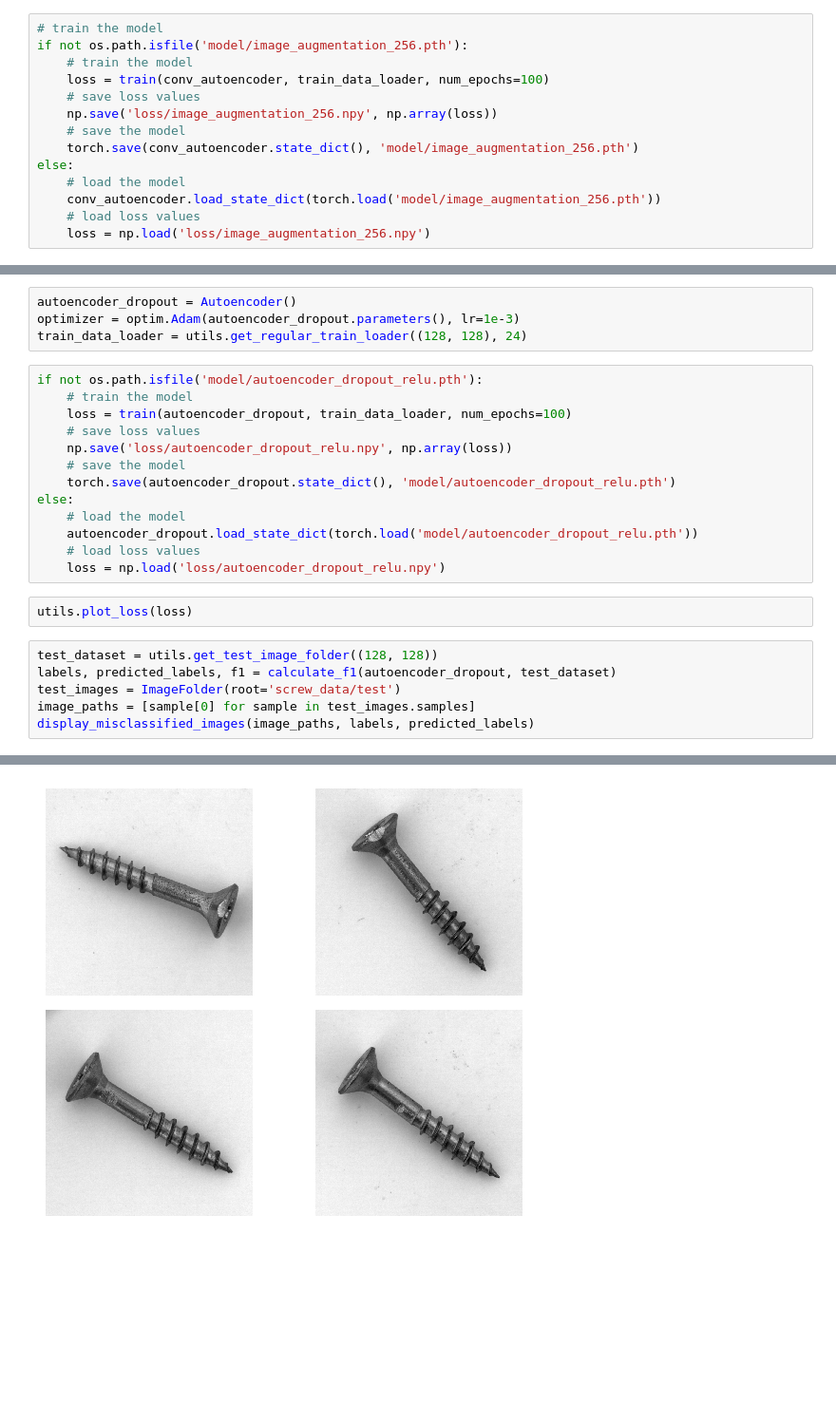
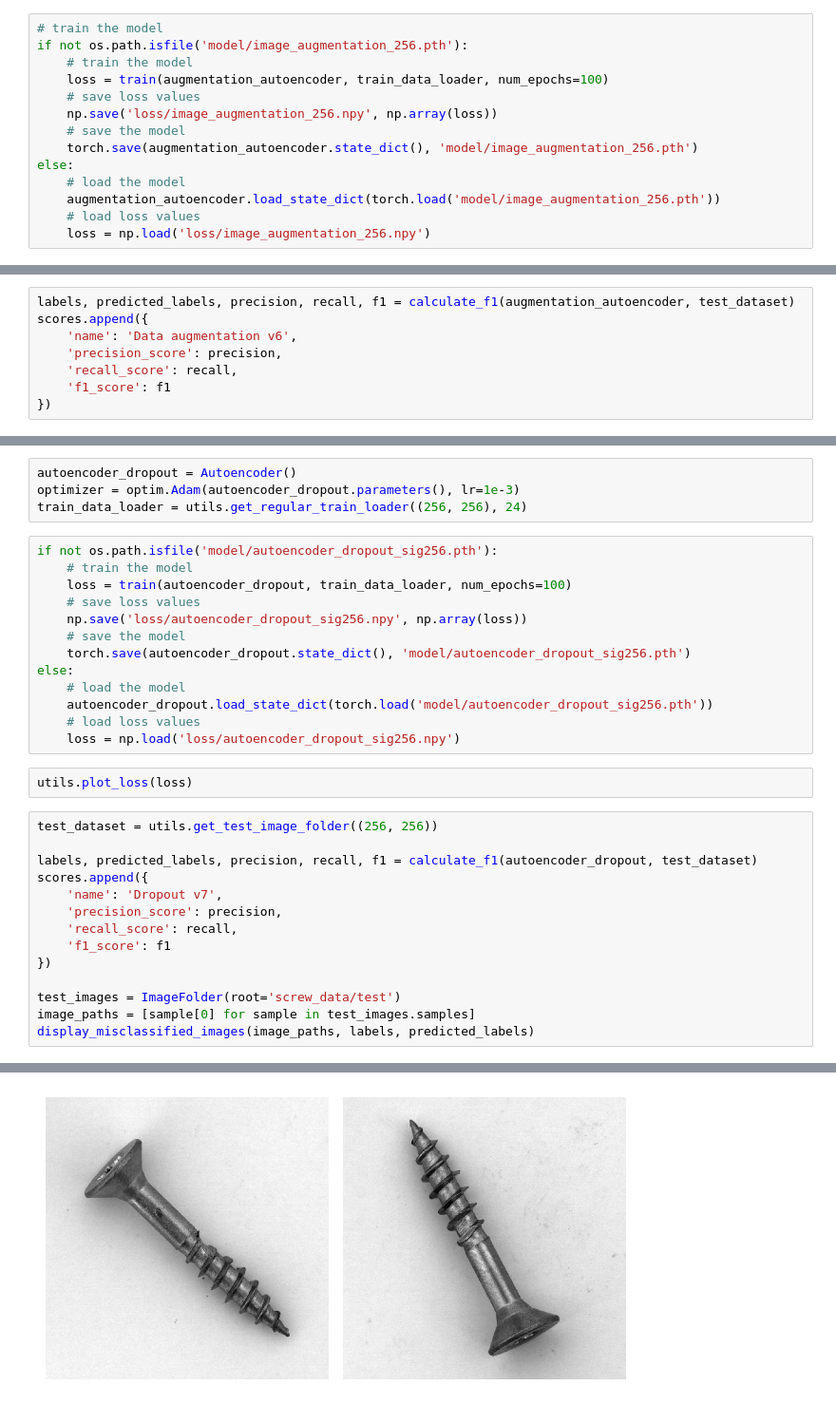
Before and after one commit to Aaron9812/Anomaly-detection-screws, a Jupyter notebook: submission2/submission2.ipynb, the cells around one changed output, grey strips where cells are left out. Shown at 95% size. Cells and saved outputs as stored; diff of their text form; blank space fills up the shorter version.

```diff
--- a/submission2/submission2.ipynb
+++ b/submission2/submission2.ipynb
@@ -696,14 +757,14 @@ optimizer = optim.Adam(conv_autoencoder.parameters(), lr=1e-3)
 # train the model
 if not os.path.isfile('model/image_augmentation_256.pth'):
     # train the model
-    loss = train(conv_autoencoder, train_data_loader, num_epochs=100)
+    loss = train(augmentation_autoencoder, train_data_loader, num_epochs=100)
     # save loss values
     np.save('loss/image_augmentation_256.npy', np.array(loss))
     # save the model
-    torch.save(conv_autoencoder.state_dict(), 'model/image_augmentation_256.pth')
+    torch.save(augmentation_autoencoder.state_dict(), 'model/image_augmentation_256.pth')
 else:
     # load the model
-    conv_autoencoder.load_state_dict(torch.load('model/image_augmentation_256.pth'))
+    augmentation_autoencoder.load_state_dict(torch.load('model/image_augmentation_256.pth'))
     # load loss values
     loss = np.load('loss/image_augmentation_256.npy')
 # %%
@@ -738,0 +779,8 @@ utils.plot_class_stats(class_means, class_mses, class_names)
+# %%
+labels, predicted_labels, precision, recall, f1 = calculate_f1(augmentation_autoencoder, test_dataset)
+scores.append({
+    'name': 'Data augmentation v6',
+    'precision_score': precision,
+    'recall_score': recall,
+    'f1_score': f1
+})
@@ -767,25 +826,33 @@ RERUN WITH 256 image size
 # %%
 autoencoder_dropout = Autoencoder()
 optimizer = optim.Adam(autoencoder_dropout.parameters(), lr=1e-3)
-train_data_loader = utils.get_regular_train_loader((128, 128), 24)
+train_data_loader = utils.get_regular_train_loader((256, 256), 24)
 # %%
-if not os.path.isfile('model/autoencoder_dropout_relu.pth'):
+if not os.path.isfile('model/autoencoder_dropout_sig256.pth'):
     # train the model
     loss = train(autoencoder_dropout, train_data_loader, num_epochs=100)
     # save loss values
-    np.save('loss/autoencoder_dropout_relu.npy', np.array(loss))
+    np.save('loss/autoencoder_dropout_sig256.npy', np.array(loss))
     # save the model
-    torch.save(autoencoder_dropout.state_dict(), 'model/autoencoder_dropout_relu.pth')
+    torch.save(autoencoder_dropout.state_dict(), 'model/autoencoder_dropout_sig256.pth')
 else:
     # load the model
-    autoencoder_dropout.load_state_dict(torch.load('model/autoencoder_dropout_relu.pth'))
+    autoencoder_dropout.load_state_dict(torch.load('model/autoencoder_dropout_sig256.pth'))
     # load loss values
-    loss = np.load('loss/autoencoder_dropout_relu.npy')
+    loss = np.load('loss/autoencoder_dropout_sig256.npy')
 # %%
 utils.plot_loss(loss)
 # %%
-test_dataset = utils.get_test_image_folder((128, 128))
-labels, predicted_labels, f1 = calculate_f1(autoencoder_dropout, test_dataset)
+test_dataset = utils.get_test_image_folder((256, 256))
+
+labels, predicted_labels, precision, recall, f1 = calculate_f1(autoencoder_dropout, test_dataset)
+scores.append({
+    'name': 'Dropout v7',
+    'precision_score': precision,
+    'recall_score': recall,
+    'f1_score': f1
+})
+
 test_images = ImageFolder(root='screw_data/test')
 image_paths = [sample[0] for sample in test_images.samples]
 display_misclassified_images(image_paths, labels, predicted_labels)
@@ -812 +869 @@ Number of false negatives: 30
-[figure, old version]
+[figure, new version]
```
Also changed, not shown: parts of 66 cells of this notebook, 6 other files.
